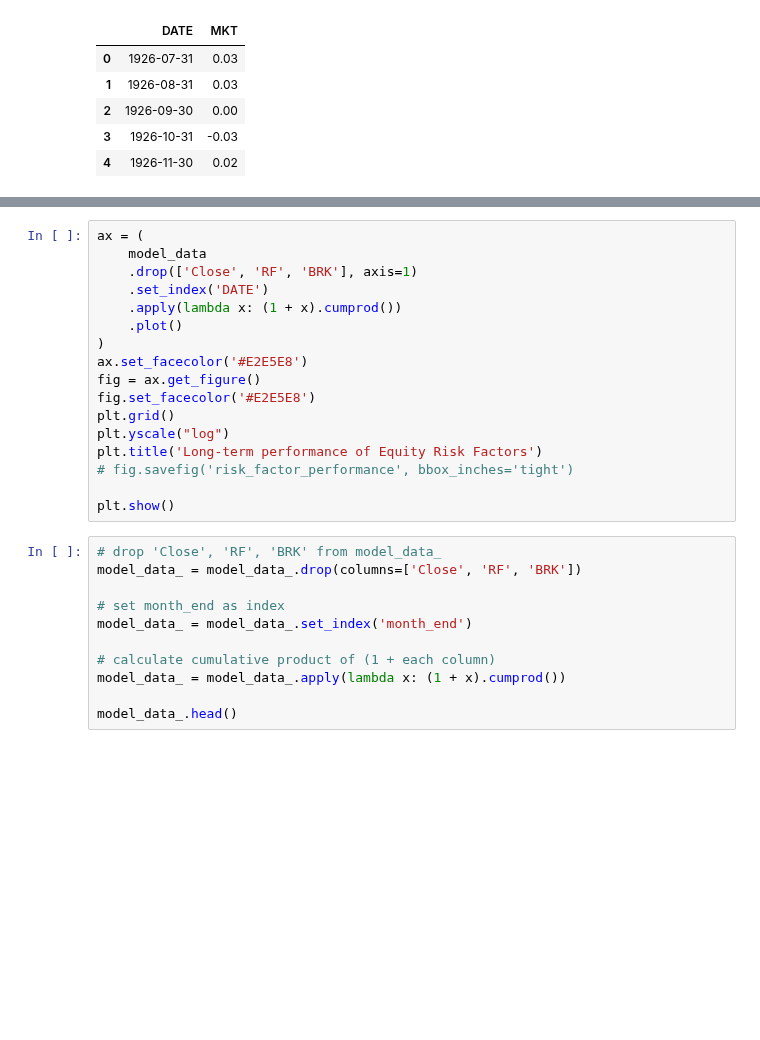
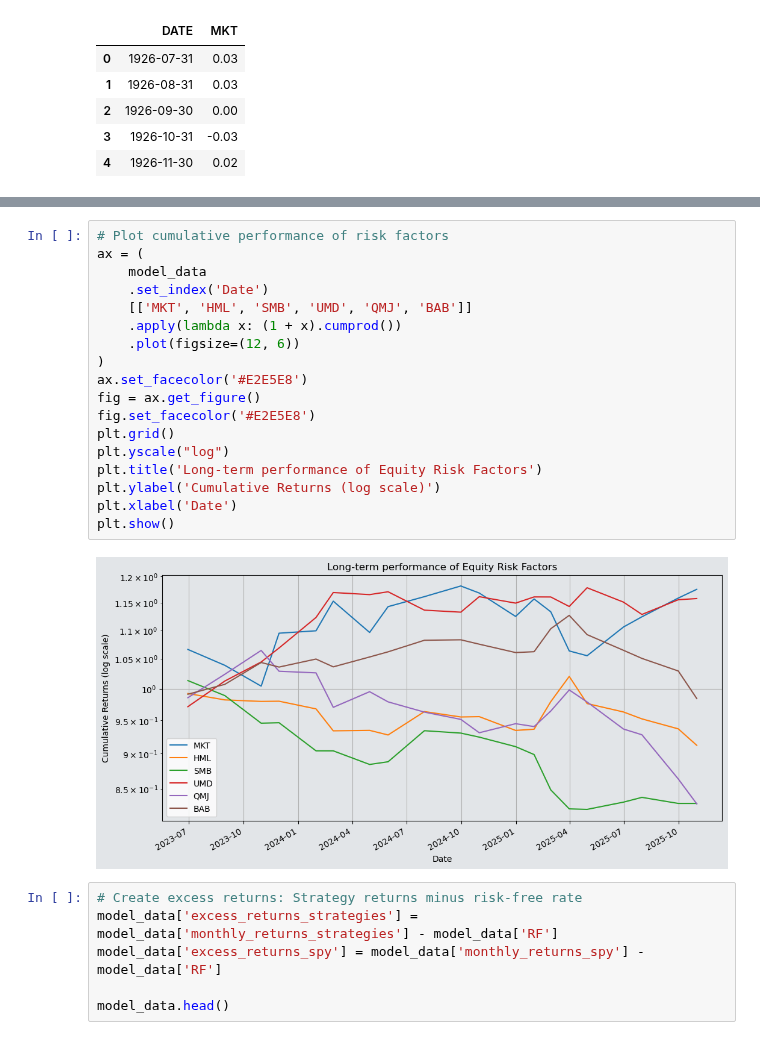
Before and after one commit to scimmione1/prop_trading_results_from_2023, a Jupyter notebook: 06_Strategy_vs_Fama-French Data.ipynb, the cells around one changed output, grey strips where cells are left out. Drawn from its saved outputs; the diff is of its cells as text; blank space fills up the shorter version.

```diff
--- a/06_Strategy_vs_Fama-French Data.ipynb
+++ b/06_Strategy_vs_Fama-French Data.ipynb
@@ -296,29 +299,27 @@ model_data_.head()
 # %%
+# Plot cumulative performance of risk factors
 ax = (
     model_data
-    .drop(['Close', 'RF', 'BRK'], axis=1)
-    .set_index('DATE')
+    .set_index('Date')
+    [['MKT', 'HML', 'SMB', 'UMD', 'QMJ', 'BAB']]
     .apply(lambda x: (1 + x).cumprod())
-    .plot()
+    .plot(figsize=(12, 6))
 )
 ax.set_facecolor('#E2E5E8')
 fig = ax.get_figure()
 fig.set_facecolor('#E2E5E8')
 plt.grid()
 plt.yscale("log")
 plt.title('Long-term performance of Equity Risk Factors')
-# fig.savefig('risk_factor_performance', bbox_inches='tight')
-
+plt.ylabel('Cumulative Returns (log scale)')
+plt.xlabel('Date')
 plt.show()
+# %% [output]
+[figure, added]
 # %%
-# drop 'Close', 'RF', 'BRK' from model_data_
-model_data_ = model_data_.drop(columns=['Close', 'RF', 'BRK'])
+# Create excess returns: Strategy returns minus risk-free rate
+model_data['excess_returns_strategies'] = model_data['monthly_returns_strategies'] - model_data['RF']
+model_data['excess_returns_spy'] = model_data['monthly_returns_spy'] - model_data['RF']
 
-# set month_end as index
-model_data_ = model_data_.set_index('month_end')
-
-# calculate cumulative product of (1 + each column)
-model_data_ = model_data_.apply(lambda x: (1 + x).cumprod())
-
-model_data_.head()
+model_data.head()
 # %%
```
Also changed, not shown: parts of 12 cells of this notebook.
